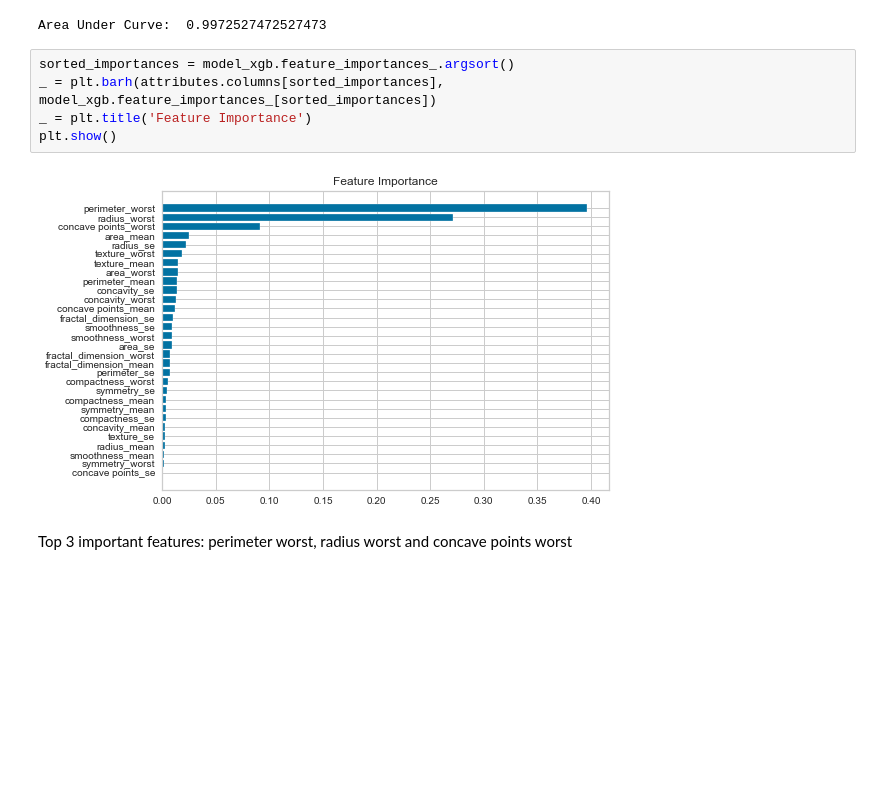
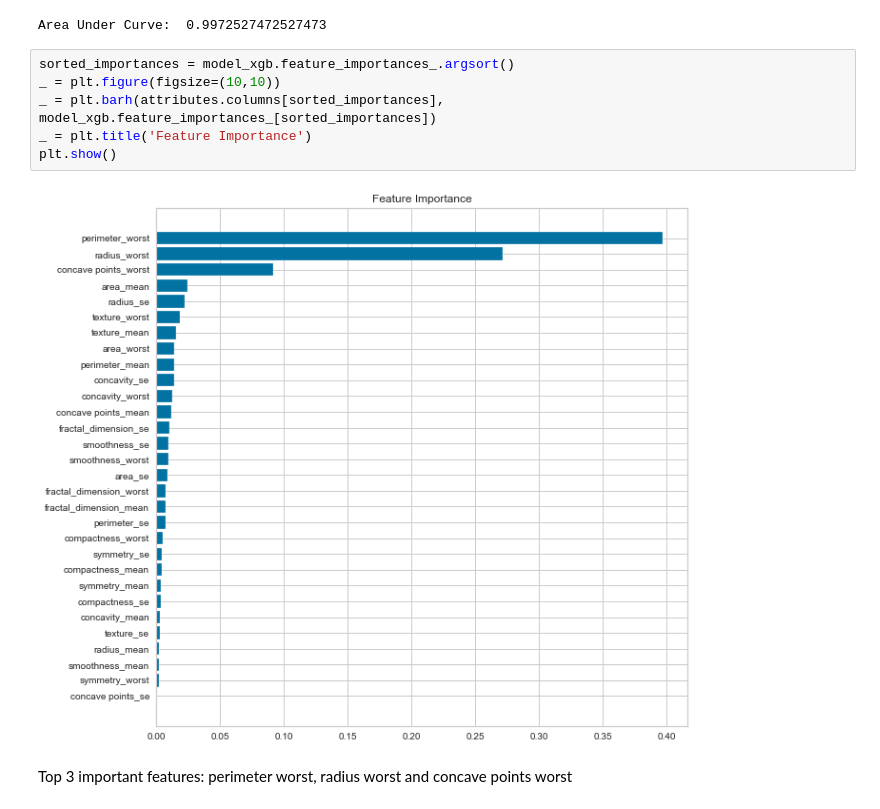
Before and after one commit to iban121/Springboard, a Jupyter notebook: CapstoneProject_2/Preprocessing and Modelling.ipynb, the cells around one changed output. Cells and saved outputs as stored; diff of their text form; blank space fills up the shorter version.

```diff
--- a/CapstoneProject_2/Preprocessing and Modelling.ipynb
+++ b/CapstoneProject_2/Preprocessing and Modelling.ipynb
@@ -1235,11 +1508,12 @@ print('Area Under Curve: ',auc)
 Area Under Curve:  0.9972527472527473
 # %%
 sorted_importances = model_xgb.feature_importances_.argsort()
+_ = plt.figure(figsize=(10,10))
 _ = plt.barh(attributes.columns[sorted_importances], model_xgb.feature_importances_[sorted_importances])
 _ = plt.title('Feature Importance')
 plt.show()
 # %% [output]
-[figure, old version]
+[figure, new version]
 # %% [markdown]
 Top 3 important features: perimeter worst, radius worst and concave points worst
 # %% [markdown]
```
Also changed, not shown: parts of 69 cells of this notebook, 36 other files.
